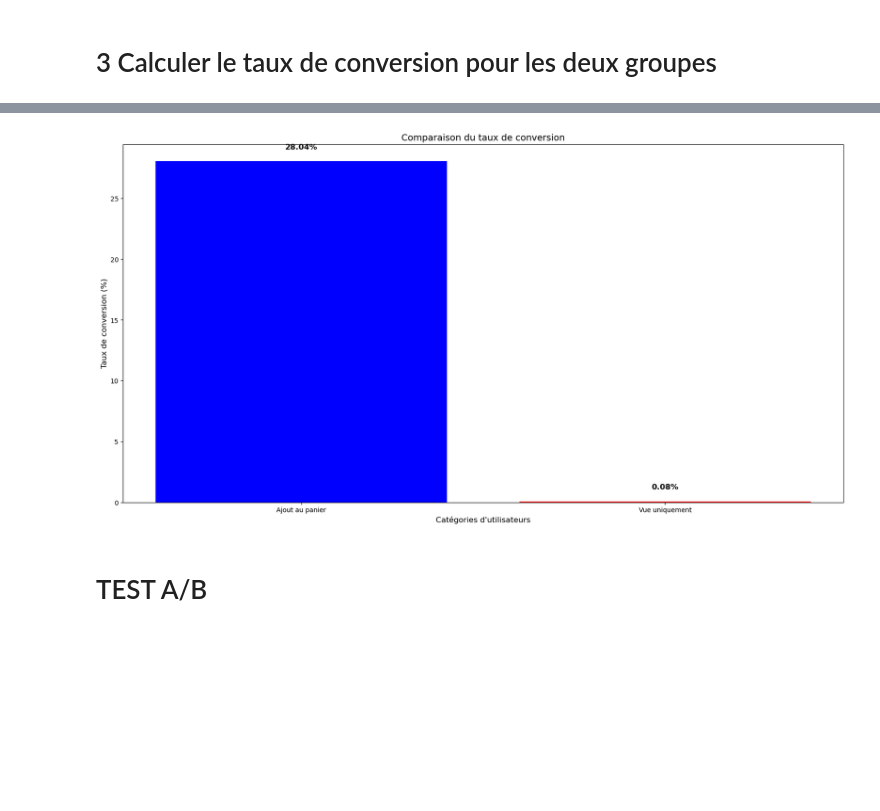
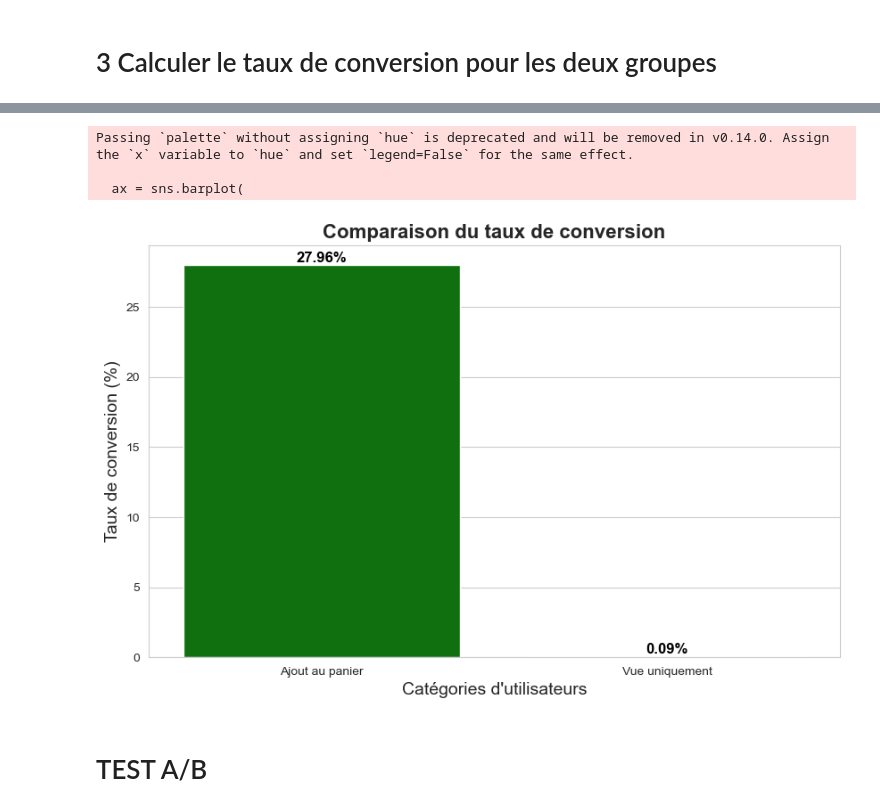
Before and after one commit to guylain237/BIG_DATA_Analyse_Optimisation_site_Ecommerce, a Jupyter notebook: scripts/data.ipynb, the cells around one changed output, grey strips where cells are left out. Drawn from its saved outputs; the diff is of its cells as text; code cells hidden in the pictures; blank space fills up the shorter version.

```diff
--- a/scripts/data.ipynb
+++ b/scripts/data.ipynb
@@ -271,30 +316,46 @@ cap entre la simple consultation et l'achat.
-# %%
-import matplotlib.pyplot as plt
-
-# Données
-categories = ['Ajout au panier', 'Vue uniquement']
-taux_conversion = [28.04, 0.08]
-
-# Création de la figure
-plt.figure(figsize=(20, 10))  # Taille de la figure
-
-# Tracer le graphique à barres
-plt.bar(categories, taux_conversion, color=['blue', 'red'])
-
-# Ajouter les labels
-plt.xlabel("Catégories d'utilisateurs", fontsize=12)
-plt.ylabel("Taux de conversion (%)", fontsize=12)
-plt.title("Comparaison du taux de conversion", fontsize=14)
-
-
-# Ajouter les valeurs au-dessus des barres
-for i, v in enumerate(taux_conversion):
-    plt.text(i, v + 1, f"{v}%", ha='center', fontsize=12, fontweight='bold')
-
-# Affichage du graphique
-plt.show()
-# %% [output]
-[figure, removed]
+# %%
+import pandas as pd
+import matplotlib.pyplot as plt
+import seaborn as sns
+
+# Style Seaborn
+sns.set_style("whitegrid")
+
+# Données sous forme de DataFrame
+data = pd.DataFrame({
+    "Catégories d'utilisateurs": ['Ajout au panier', 'Vue uniquement'],
+    "Taux de conversion (%)": [conv_addtocart * 100, conv_view_only * 100]  # Convertir en %
+})
+
+# Création de la figure
+plt.figure(figsize=(10, 6))
+
+# Tracer le graphique à barres avec Seaborn
+ax = sns.barplot(
+    data=data,
+    x="Catégories d'utilisateurs",
+    y="Taux de conversion (%)",
+    palette=["green", "red"]  # Couleurs améliorées
+)
+
+# Ajouter les valeurs au-dessus des barres
+for p in ax.patches:
+    ax.annotate(f"{p.get_height():.2f}%",  # Formater en pourcentage
+                (p.get_x() + p.get_width() / 2, p.get_height()),
+                ha='center', va='bottom', fontsize=12, fontweight='bold', color='black')
+
+# Ajouter les labels et le titre
+plt.xlabel("Catégories d'utilisateurs", fontsize=14)
+plt.ylabel("Taux de conversion (%)", fontsize=14)
+plt.title("Comparaison du taux de conversion", fontsize=16, fontweight='bold')
+
+# Affichage du graphique
+plt.show()
+# %% [output]
+Passing `palette` without assigning `hue` is deprecated and will be removed in v0.14.0. Assign the `x` variable to `hue` and set `legend=False` for the same effect.
+
+  ax = sns.barplot(
+[figure, added]
 # %% [markdown]
 # TEST A/B
 # %% [markdown]
```
Also changed, not shown: parts of 40 cells of this notebook, 1 other file.
